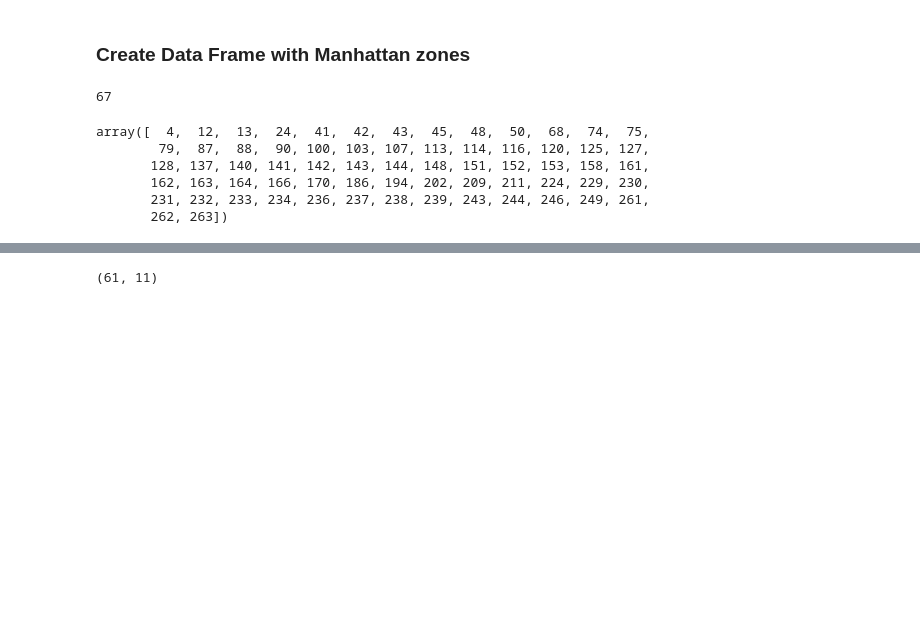
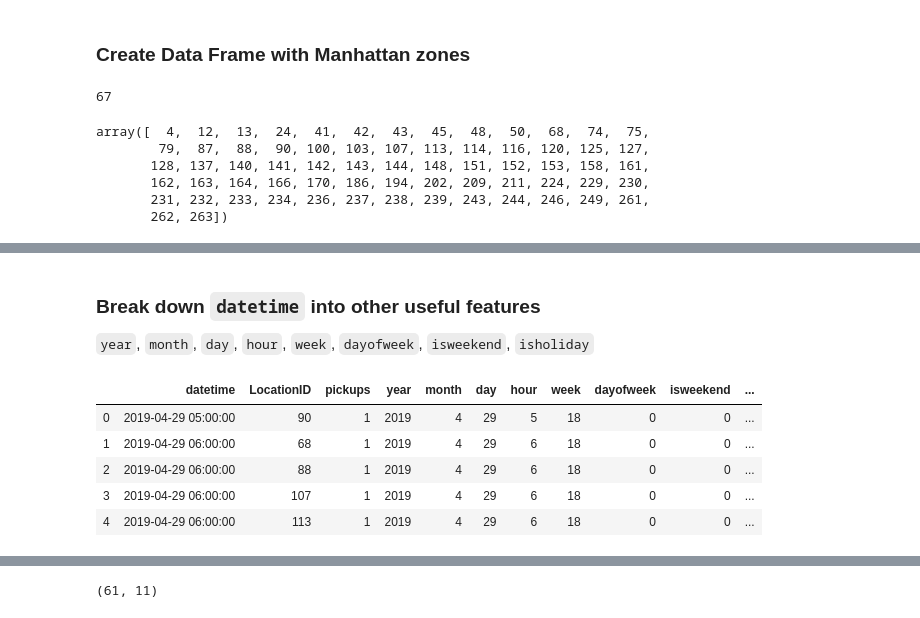
Before and after one commit to angelrps/MasterDataScience_FinalProject, a Jupyter notebook: notebooks/Data_Taxis_Clean_Transform.ipynb, the cells around one changed output, grey strips where cells are left out. Cells and saved outputs as stored; diff of their text form; code cells hidden in the pictures; blank space fills up the shorter version.

```diff
--- a/notebooks/Data_Taxis_Clean_Transform.ipynb
+++ b/notebooks/Data_Taxis_Clean_Transform.ipynb
@@ -467,0 +432,34 @@ DatetimeIndex(['2017-01-02', '2017-01-16', '2017-02-20', '2017-05-29',
+# %% [markdown]
+### Break down ``datetime`` into other useful features
+
+``year``, ``month``, ``day``, ``hour``, ``week``, ``dayofweek``, ``isweekend``, ``isholiday``
+# %%
+# 8. Create new variables from datetime
+dfsample['year'] = dfsample['datetime'].dt.year
+dfsample['month'] = dfsample['datetime'].dt.month
+dfsample['day'] = dfsample['datetime'].dt.day
+dfsample['hour'] = dfsample['datetime'].dt.hour
+dfsample['week'] = dfsample['datetime'].dt.week
+dfsample['dayofweek'] = dfsample['datetime'].dt.dayofweek
+    # 8.1 create variable 'isweekend'
+mask = (dfsample['dayofweek'] == 5) | (dfsample['dayofweek'] == 6)
+dfsample['isweekend'] = np.where(mask, 1, 0)
+#dfsample.sample(50)
+
+    # 8.2 Create date time index calendar
+drange = pd.date_range(start=str(year)+'-01-01', end=str(year)+'-12-31')
+cal = calendar()
+holidays = cal.holidays(start=drange.min(), end=drange.max())
+    # 8.3 create new columns 'date' and 'isholiday'
+dfsample['date'] = pd.to_datetime(dfsample['datetime'].dt.date)
+dfsample['isholiday'] = dfsample['datetime'].isin(holidays).astype(int)
+    # 8.4 drop column 'date'
+dfsample.drop(['date'], axis=1, inplace=True)
+dfsample.head()
+# %% [output]
+|  | datetime | LocationID | pickups | year | month | day | hour | week | dayofweek | isweekend | ... |
+| 0 | 2019-04-29 05:00:00 | 90 | 1 | 2019 | 4 | 29 | 5 | 18 | 0 | 0 | ... |
+| 1 | 2019-04-29 06:00:00 | 68 | 1 | 2019 | 4 | 29 | 6 | 18 | 0 | 0 | ... |
+| 2 | 2019-04-29 06:00:00 | 88 | 1 | 2019 | 4 | 29 | 6 | 18 | 0 | 0 | ... |
+| 3 | 2019-04-29 06:00:00 | 107 | 1 | 2019 | 4 | 29 | 6 | 18 | 0 | 0 | ... |
+| 4 | 2019-04-29 06:00:00 | 113 | 1 | 2019 | 4 | 29 | 6 | 18 | 0 | 0 | ... |
```
Also changed, not shown: parts of 20 cells of this notebook.
